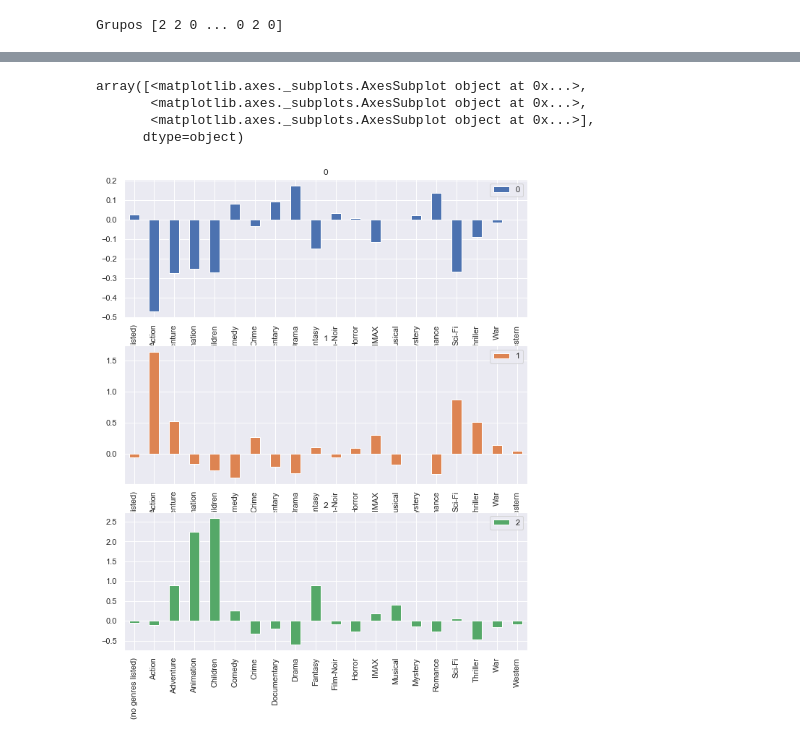
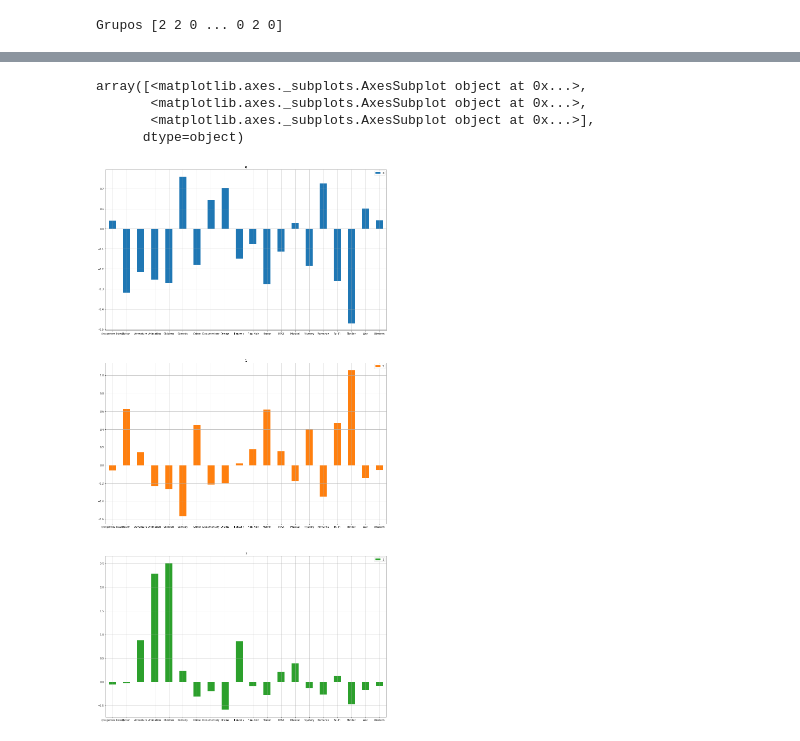
Before and after one commit to musashisama/Formacao-Machine-Learning, a Jupyter notebook: 02 - Introducao a algoritmos nao supervisionados/01 - Filmes.ipynb, the cells around one changed output, grey strips where cells are left out. Drawn from its saved outputs; the diff is of its cells as text; code cells hidden in the pictures.

```diff
--- a/02 - Introducao a algoritmos nao supervisionados/01 - Filmes.ipynb
+++ b/02 - Introducao a algoritmos nao supervisionados/01 - Filmes.ipynb
@@ -89,11 +88,11 @@ grupos
 # %%
-grupos.T.plot.bar(subplots=True, figsize=(10,12),sharex=False,grid=True)
+grupos.T.plot.bar(subplots=True, figsize=(20,40),sharex=False,grid=True,rot=0)
 # %% [output]
 array([<matplotlib.axes._subplots.AxesSubplot object at 0x...>,
        <matplotlib.axes._subplots.AxesSubplot object at 0x...>,
        <matplotlib.axes._subplots.AxesSubplot object at 0x...>],
       dtype=object)
-[figure, old version]
+[figure, new version]
 # %%
 grupo = 0
 filtro = modelo.labels_ == grupo
```
Also changed, not shown: parts of 19 cells of this notebook, 1 other file.
